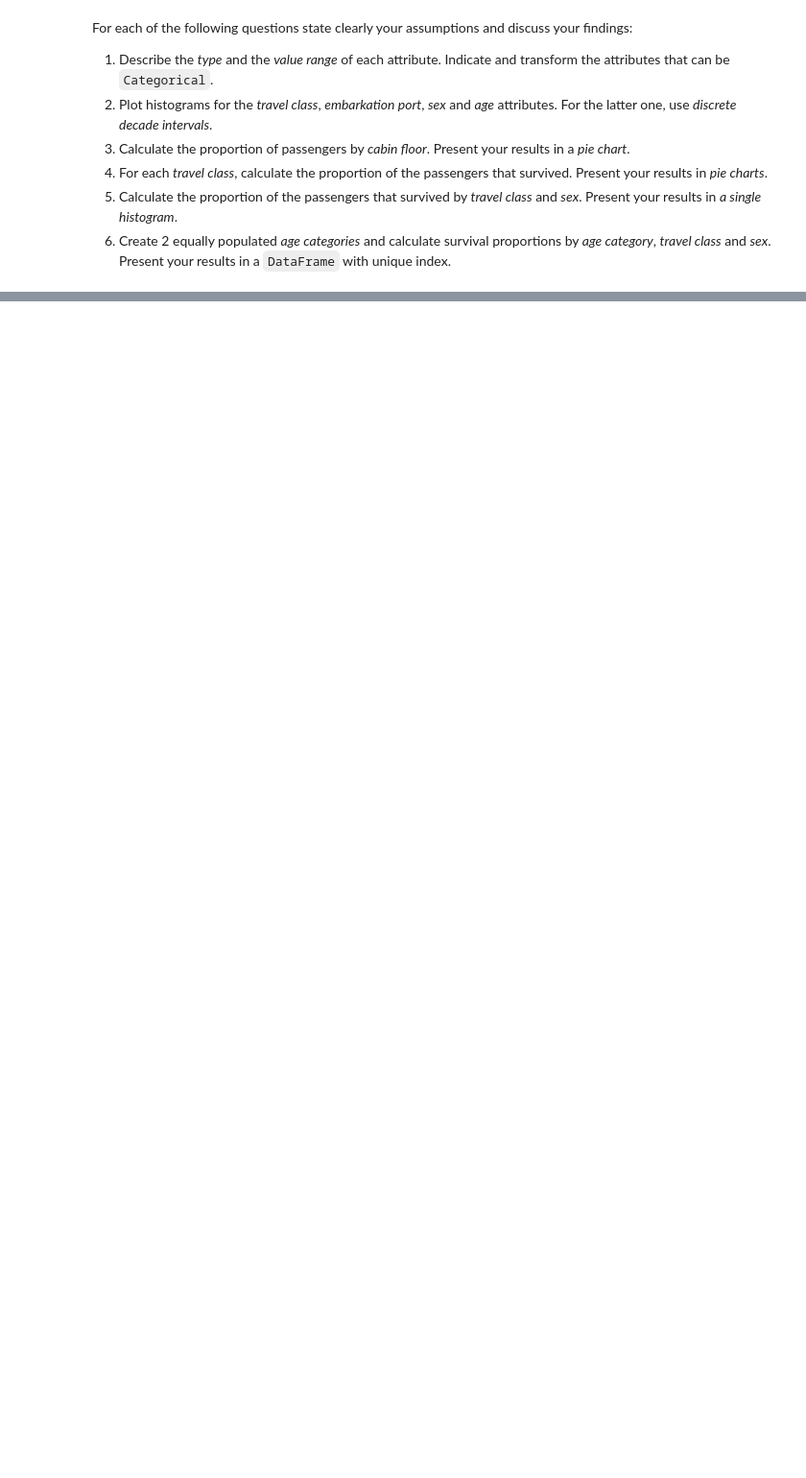
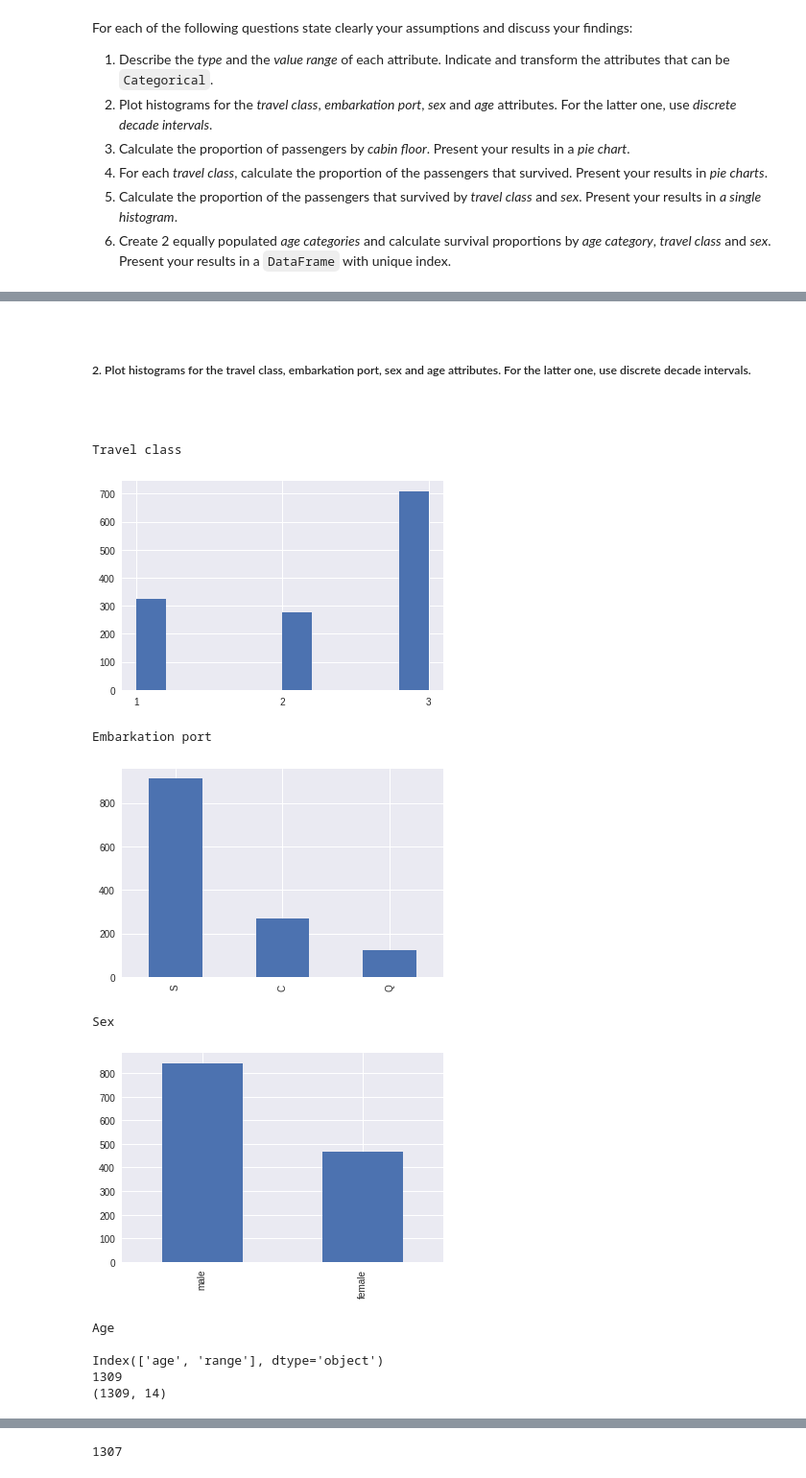
Before and after one commit to MsSquirrel/ADA---MAK, a Jupyter notebook: Homework 1.ipynb, the cells around one changed output, grey strips where cells are left out. Shown: that part at 96% size. Saved outputs shown, nothing was run; the diff lists cells and outputs as text; code cells hidden in the pictures; blank space fills up the shorter version.

```diff
--- a/Homework 1.ipynb
+++ b/Homework 1.ipynb
@@ -4,7 +4,7 @@
  <div class="lev1"><a href="#Task-2.-RNA-Sequences"><span class="toc-item-num">Task 2.&nbsp;&nbsp;</span>RNA Sequences</a></div>
  <div class="lev1"><a href="#Task-3.-Class-War-in-Titanic"><span class="toc-item-num">Task 3.&nbsp;&nbsp;</span>Class War in Titanic</a></div></p>
 # %%
-DATA_FOLDER = 'Data' # Use the data folder provided in Tutorial 02 - Intro to Pandas.
+DATA_FOLDER = 'Data/' # Use the data folder provided in Tutorial 02 - Intro to Pandas.
 # %% [markdown]
 ## Task 1. Compiling Ebola Data
 
@@ -73,0 +125,7 @@ frame_sl = pd.concat(list_sl)
+# %%
+# compute average per month for total deaths cases registered so far for guinea
+death_cases = data.query('Description == \'Total deaths (confirmed + probables + suspects)\'').copy()
+death_cases['Totals'] = death_cases['Totals'].astype(float)
+p  = death_cases.resample('M')['Totals'].mean()
+print (p)
+death_cases
@@ -155,0 +284,60 @@ For each of the following questions state clearly your assumptions and discuss y
+# %% [markdown]
+<br>
+<h5>2. Plot histograms for the travel class, embarkation port, sex and age attributes. For the latter one, use discrete decade intervals. </h5>
+
+<br>
+<div>
+<p></p>
+</div>
+# %%
+# read the data
+titanic_data = pd.read_excel("Data/titanic.xls")
+# %%
+from matplotlib.ticker import MaxNLocator
+
+print("\nTravel class", "\n")
+pl = titanic_data.pclass
+pl.isnull().sum()
+pl = titanic_data.pclass.hist(bins=10, )
+pl.xaxis.set_major_locator(MaxNLocator(integer=True))
+plt.show()
+
+
+print("\nEmbarkation port ", "\n")
+#l = titanic_data.groupby('embarked').value_counts().hist()
+pl = titanic_data.embarked.value_counts().plot(kind='bar')
+plt.show()
+print("\nSex ", "\n")
+titanic_data.sex.value_counts().plot(kind='bar')
+plt.show()
+
+
+print("\nAge ", "\n")
+age_groups = titanic_data.groupby(pd.cut(titanic_data["age"], np.arange(0, 100, 5)))['age'].count()
+null_age = titanic_data['age'].isnull().sum()
+
+s = pd.DataFrame(p, columns={'range', 'age'})
+print (s.columns)
+print (s.age.sum() + null_age)
+print (titanic_data.shape)
+p.plot(kind='bar')
+plt.show()
+
+
+# two men are missing => isnull doesnt find this! => empty strings
+num_s = len(titanic_data.query('embarked == \'S\''))
+num_q = len(titanic_data.query('embarked == \'Q\''))
+num_c = len(titanic_data.query('embarked == \'C\''))
+print (num_s+num_q+num_c)
+# %% [output]
+Travel class
+[figure, added]
+Embarkation port
+[figure, added]
+Sex
+[figure, added]
+Age
+
+Index(['age', 'range'], dtype='object')
+1309
+(1309, 14)
@@ -155,0 +345 @@ For each of the following questions state clearly your assumptions and discuss y
+1307
```
Also changed, not shown: parts of 20 cells of this notebook.
